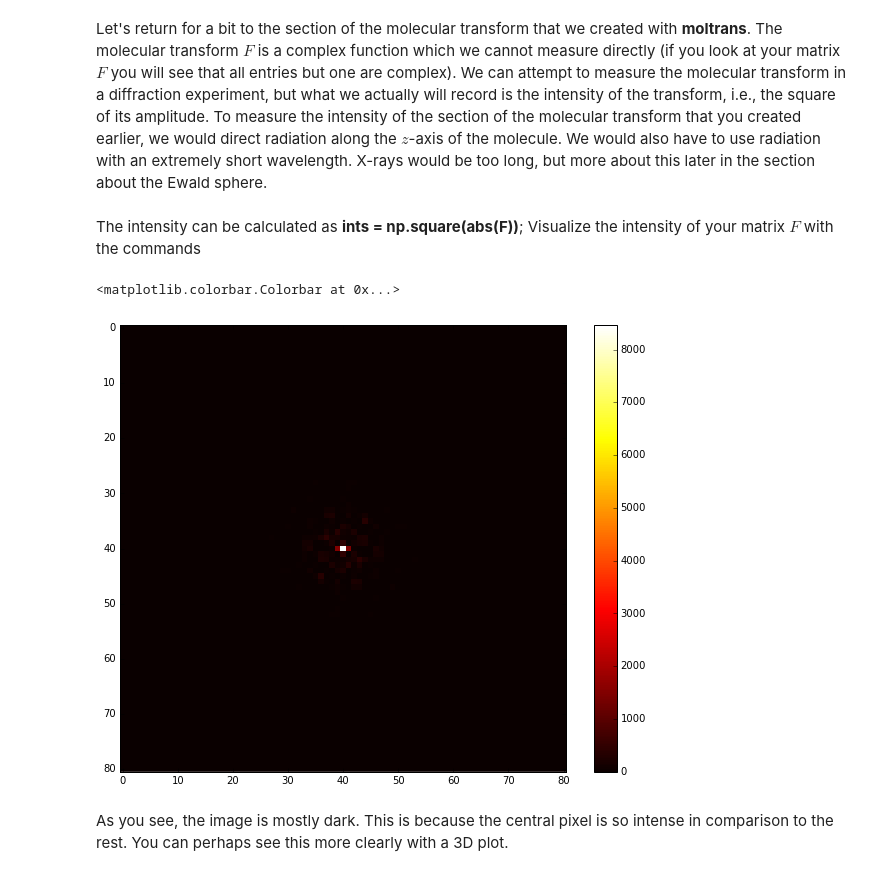
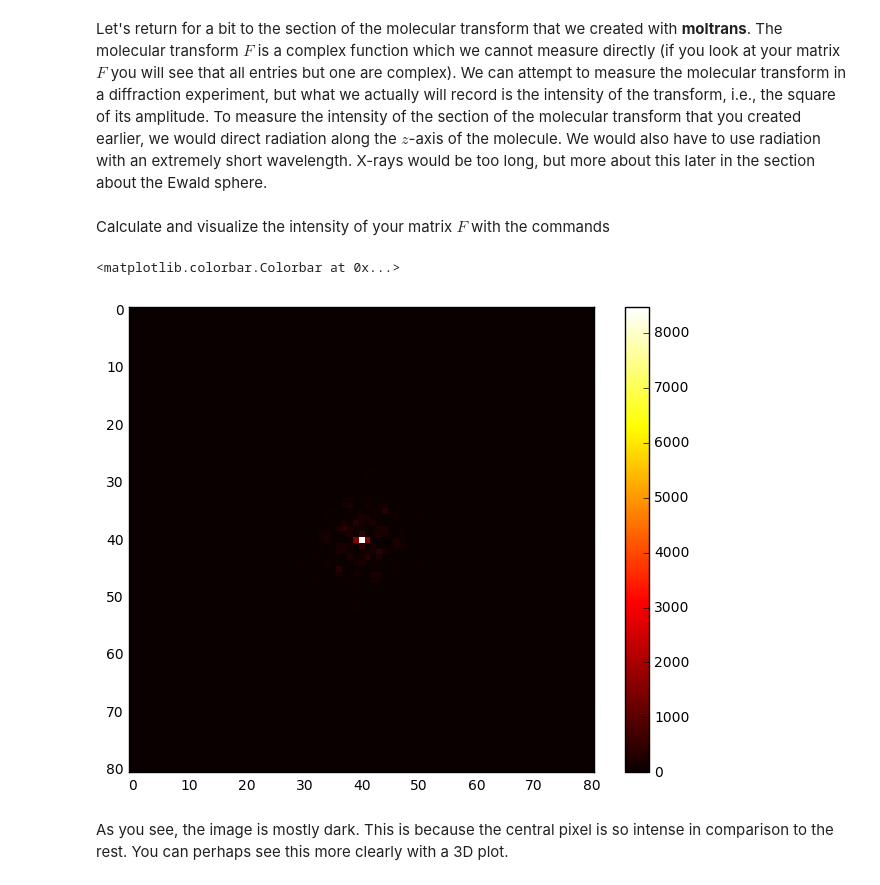
Before and after one commit to wang-zy/Tutorial-in-Diffraction-Imaging-Python, a Jupyter notebook: notebook/Chapter 1. Projection images.ipynb, the cells around one changed output. Cells and saved outputs as stored; diff of their text form; code cells hidden in the pictures.

```diff
--- a/notebook/Chapter 1. Projection images.ipynb
+++ b/notebook/Chapter 1. Projection images.ipynb
@@ -131,14 +144,14 @@ plt.plot(caf.x, caf.y, 'o')
 # %% [markdown]
 Let's return for a bit to the section of the molecular transform that we created with **moltrans**. The molecular transform $F$ is a complex function which we cannot measure directly (if you look at your matrix $F$ you will see that all entries but one are complex). We can attempt to measure the molecular transform in a diffraction experiment, but what we actually will record is the intensity of the transform, i.e., the square of its amplitude. To measure the intensity of the section of the molecular transform that you created earlier, we would direct radiation along the $z$-axis of the molecule. We would also have to use radiation with an extremely short wavelength. X-rays would be too long, but more about this later in the section about the Ewald sphere.
 # %% [markdown]
-The intensity can be calculated as **ints = np.square(abs(F))**; Visualize the intensity of your matrix $F$ with the commands
+Calculate and visualize the intensity of your matrix $F$ with the commands
 # %%
-ints = np.square(abs(F))
+ints = abs(F)**2
 plt.imshow(ints, interpolation='none', cmap = 'hot')
 plt.colorbar()
 # %% [output]
 <matplotlib.colorbar.Colorbar at 0x...>
-[figure, old version]
+[figure, new version]
 # %% [markdown]
 As you see, the image is mostly dark. This is because the central pixel is so intense in comparison to the rest. You can perhaps see this more clearly with a 3D plot.
 # %%
```
Also changed, not shown: parts of 27 cells of this notebook, 1 other file.
